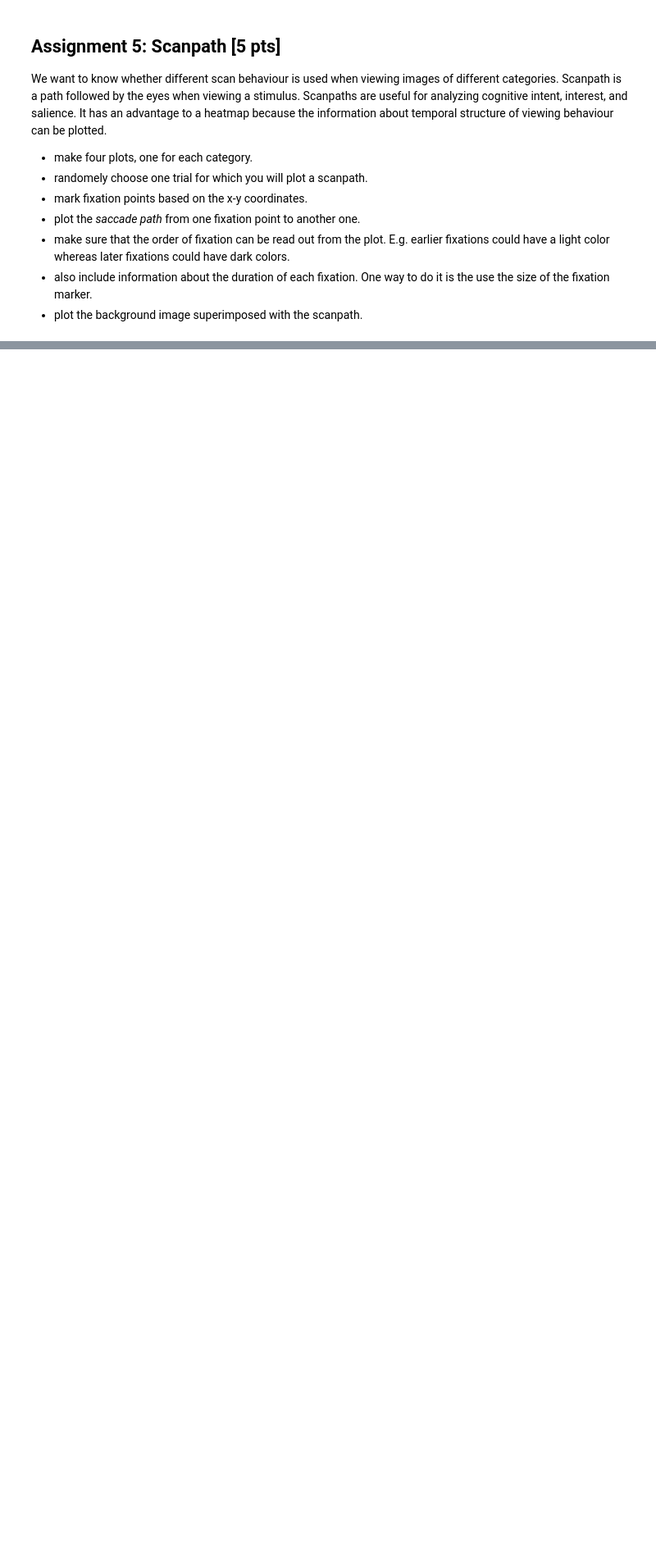
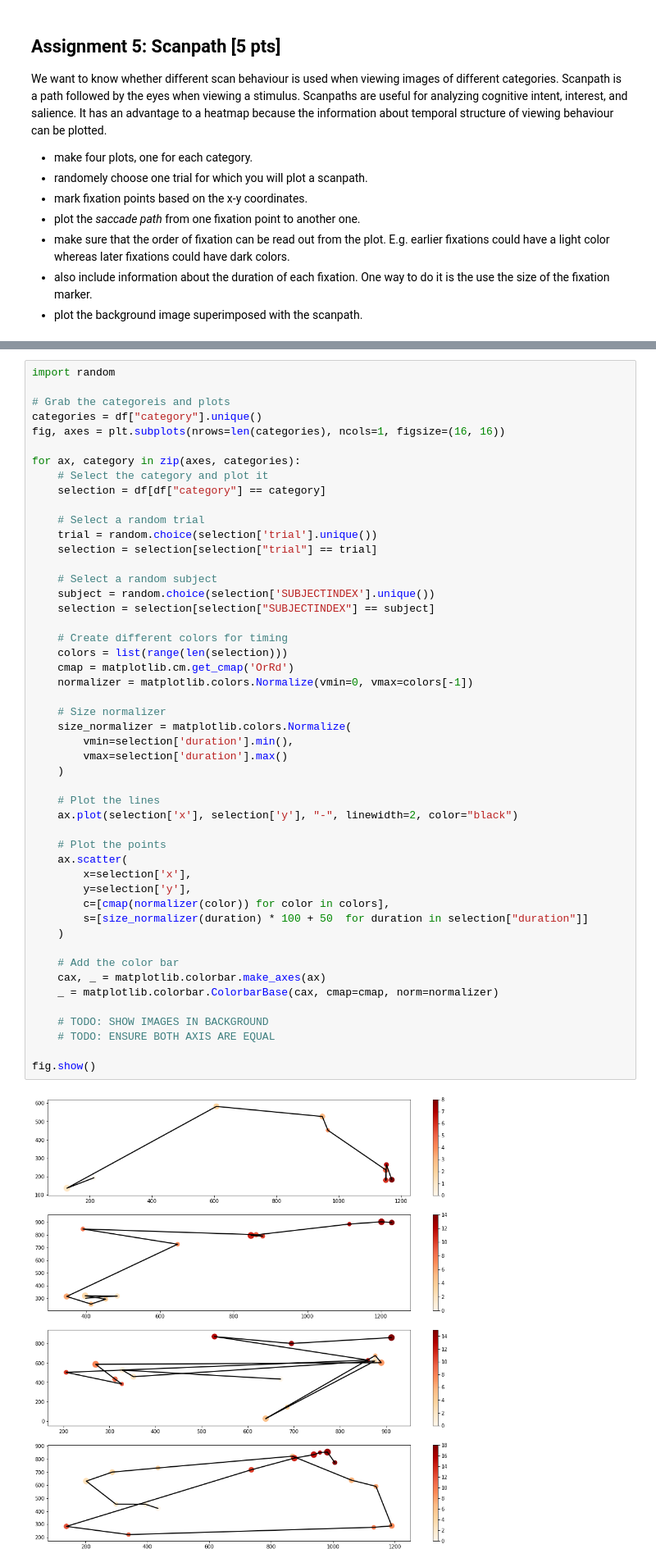
Before and after one commit to NBP-ACC/week-7-acc_2, a Jupyter notebook: Sheet05.ipynb, the cells around one changed output, grey strips where cells are left out. Shown at 82% size. Drawn from its saved outputs; the diff is of its cells as text; blank space fills up the shorter version.

```diff
--- a/Sheet05.ipynb
+++ b/Sheet05.ipynb
@@ -252,3 +250,54 @@ We want to know whether different scan behaviour is used when viewing images of
+# %%
+import random
+
+# Grab the categoreis and plots
+categories = df["category"].unique()
+fig, axes = plt.subplots(nrows=len(categories), ncols=1, figsize=(16, 16))
+
+for ax, category in zip(axes, categories):
+    # Select the category and plot it
+    selection = df[df["category"] == category]
+
+    # Select a random trial
+    trial = random.choice(selection['trial'].unique())
+    selection = selection[selection["trial"] == trial]
+
+    # Select a random subject
+    subject = random.choice(selection['SUBJECTINDEX'].unique())
+    selection = selection[selection["SUBJECTINDEX"] == subject]
+
+    # Create different colors for timing
+    colors = list(range(len(selection)))
+    cmap = matplotlib.cm.get_cmap('OrRd')
+    normalizer = matplotlib.colors.Normalize(vmin=0, vmax=colors[-1])
+
+    # Size normalizer
+    size_normalizer = matplotlib.colors.Normalize(
+        vmin=selection['duration'].min(),
+        vmax=selection['duration'].max()
+    )
+
+    # Plot the lines
+    ax.plot(selection['x'], selection['y'], "-", linewidth=2, color="black")
+
+    # Plot the points
+    ax.scatter(
+        x=selection['x'],
+        y=selection['y'],
+        c=[cmap(normalizer(color)) for color in colors],
+        s=[size_normalizer(duration) * 100 + 50  for duration in selection["duration"]]
+    )
+
+    # Add the color bar
+    cax, _ = matplotlib.colorbar.make_axes(ax)
+    _ = matplotlib.colorbar.ColorbarBase(cax, cmap=cmap, norm=normalizer)
+
+    # TODO: SHOW IMAGES IN BACKGROUND
+    # TODO: ENSURE BOTH AXIS ARE EQUAL
+
+fig.show()
+# %% [output]
+[figure, added]
 # %% [markdown]
 # Citation
 Wilming N, Onat S, Ossandón J, Acik A, Kietzmann TC, Kaspar K, Gameiro RR, Vormberg A, König P (2017) An extensive dataset of eye movements during viewing of complex images. Scientific Data 4: 160126. https://doi.org/10.1038/sdata.2016.126
```
Also changed, not shown: parts of 1 cell of this notebook.
